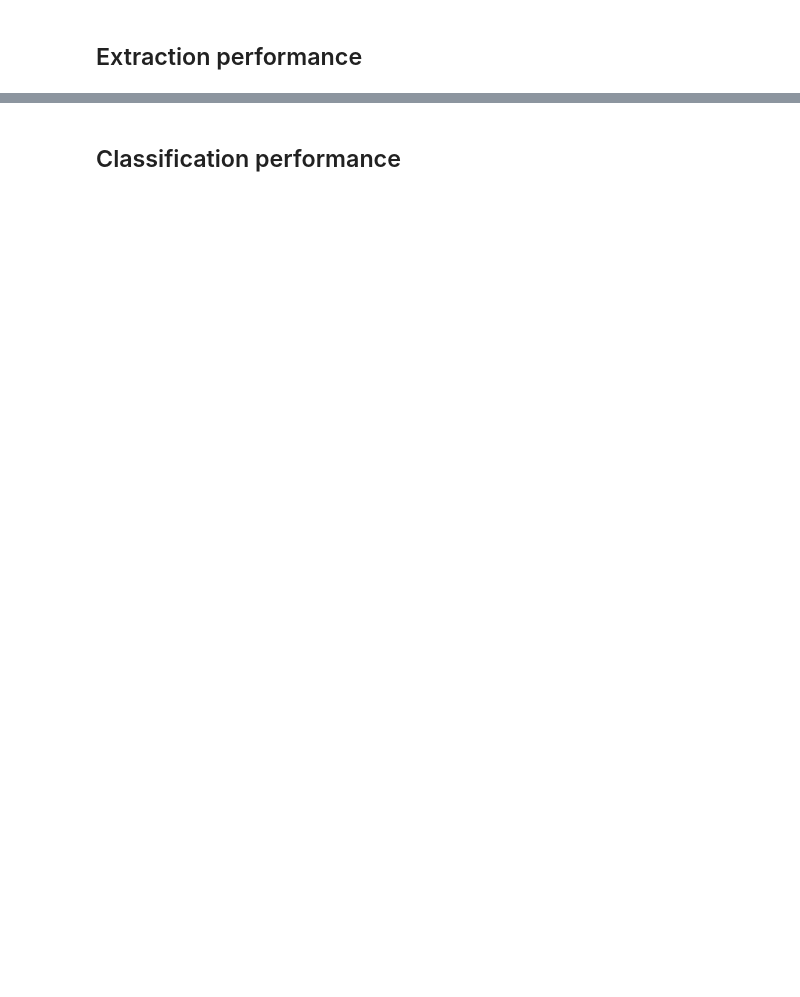
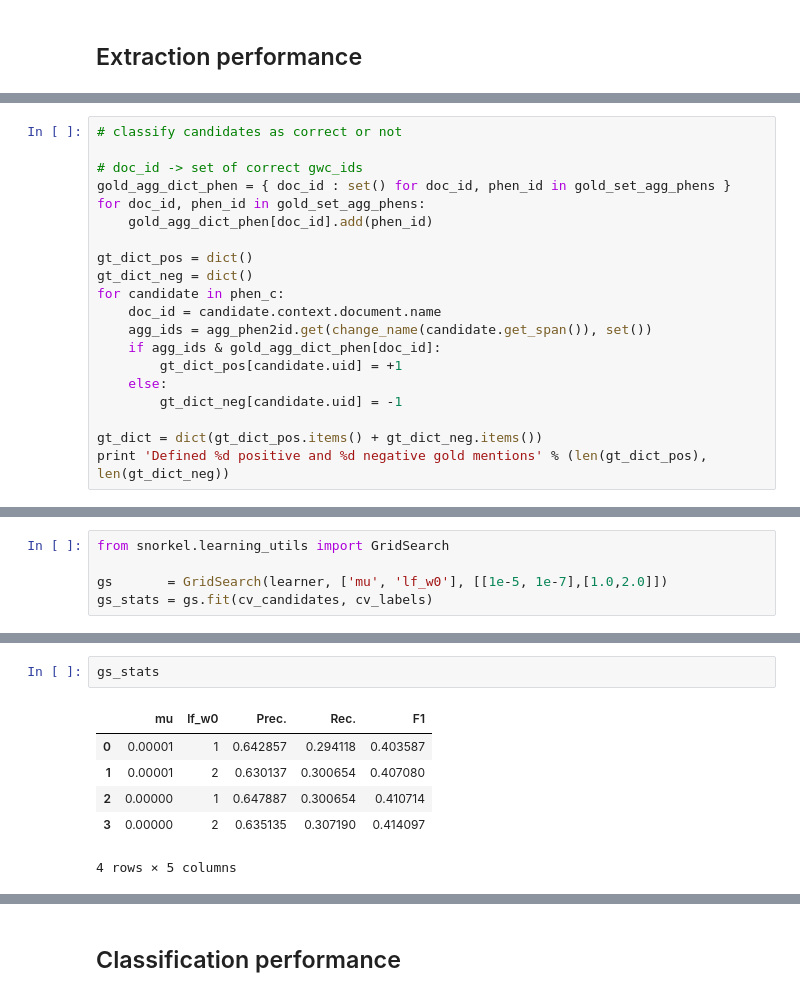
Before and after one commit to kuleshov/gwaskb, a Jupyter notebook: notebooks/phenotype-extraction.ipynb, the cells around one changed output, grey strips where cells are left out. Saved outputs shown, nothing was run; the diff lists cells and outputs as text; blank space fills up the shorter version.

```diff
--- a/notebooks/phenotype-extraction.ipynb
+++ b/notebooks/phenotype-extraction.ipynb
@@ -324,0 +394,20 @@ Identification of a novel susceptibility locus for juvenile idiopathic arthritis
+# %%
+# classify candidates as correct or not
+
+# doc_id -> set of correct gwc_ids
+gold_agg_dict_phen = { doc_id : set() for doc_id, phen_id in gold_set_agg_phens }
+for doc_id, phen_id in gold_set_agg_phens:
+    gold_agg_dict_phen[doc_id].add(phen_id)
+
+gt_dict_pos = dict()
+gt_dict_neg = dict()
+for candidate in phen_c:
+    doc_id = candidate.context.document.name
+    agg_ids = agg_phen2id.get(change_name(candidate.get_span()), set())
+    if agg_ids & gold_agg_dict_phen[doc_id]:
+        gt_dict_pos[candidate.uid] = +1
+    else:
+        gt_dict_neg[candidate.uid] = -1
+
+gt_dict = dict(gt_dict_pos.items() + gt_dict_neg.items())
+print 'Defined %d positive and %d negative gold mentions' % (len(gt_dict_pos), len(gt_dict_neg))
@@ -324,0 +559,5 @@ Identification of a novel susceptibility locus for juvenile idiopathic arthritis
+# %%
+from snorkel.learning_utils import GridSearch
+
+gs       = GridSearch(learner, ['mu', 'lf_w0'], [[1e-5, 1e-7],[1.0,2.0]])
+gs_stats = gs.fit(cv_candidates, cv_labels)
@@ -324,0 +582,9 @@ Identification of a novel susceptibility locus for juvenile idiopathic arthritis
+# %%
+gs_stats
+# %% [output]
+|  | mu | lf_w0 | Prec. | Rec. | F1 |
+| 0 | 0.00001 | 1 | 0.642857 | 0.294118 | 0.403587 |
+| 1 | 0.00001 | 2 | 0.630137 | 0.300654 | 0.407080 |
+| 2 | 0.00000 | 1 | 0.647887 | 0.300654 | 0.410714 |
+| 3 | 0.00000 | 2 | 0.635135 | 0.307190 | 0.414097 |
+4 rows × 5 columns
```
Also changed, not shown: parts of 29 cells of this notebook, 1 other file.
